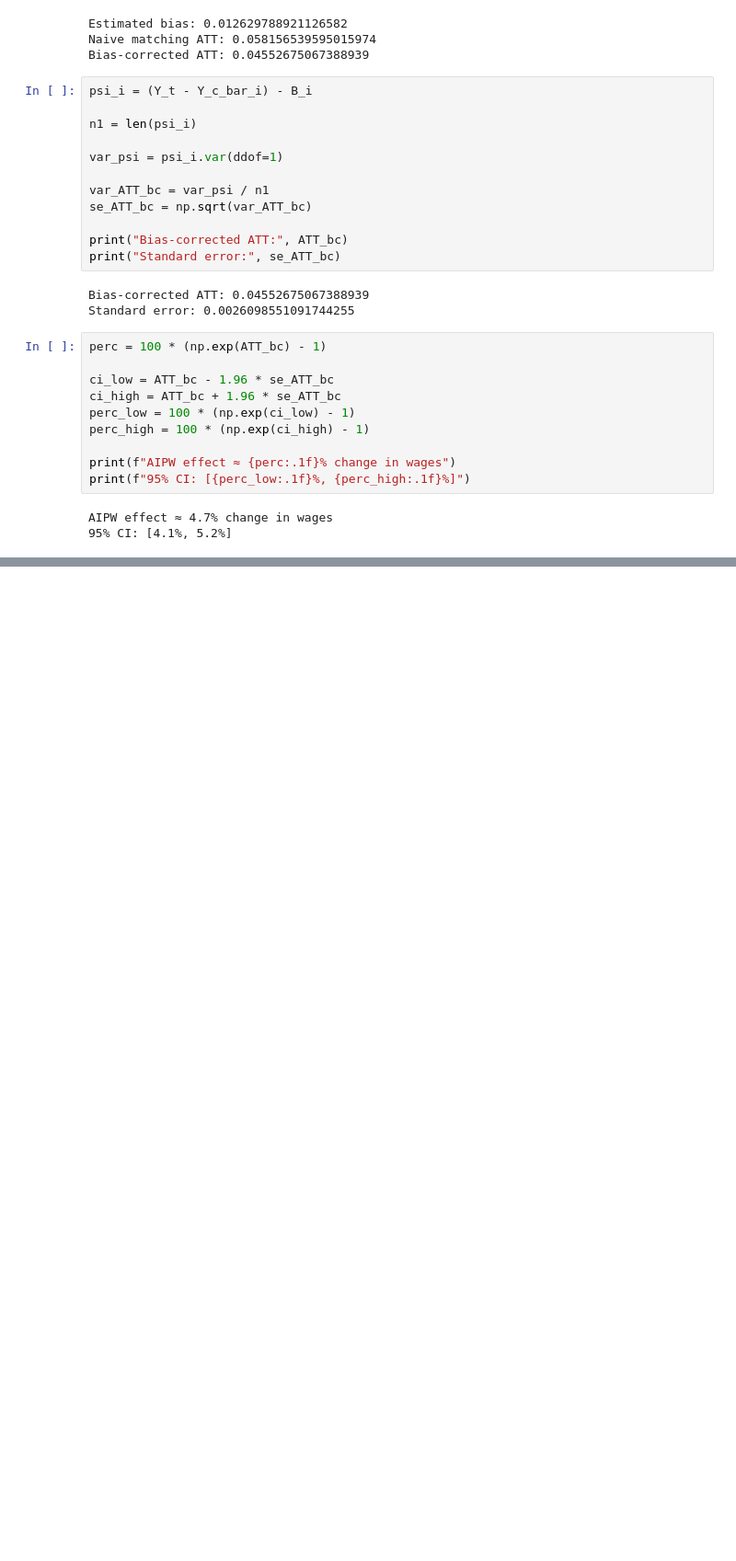
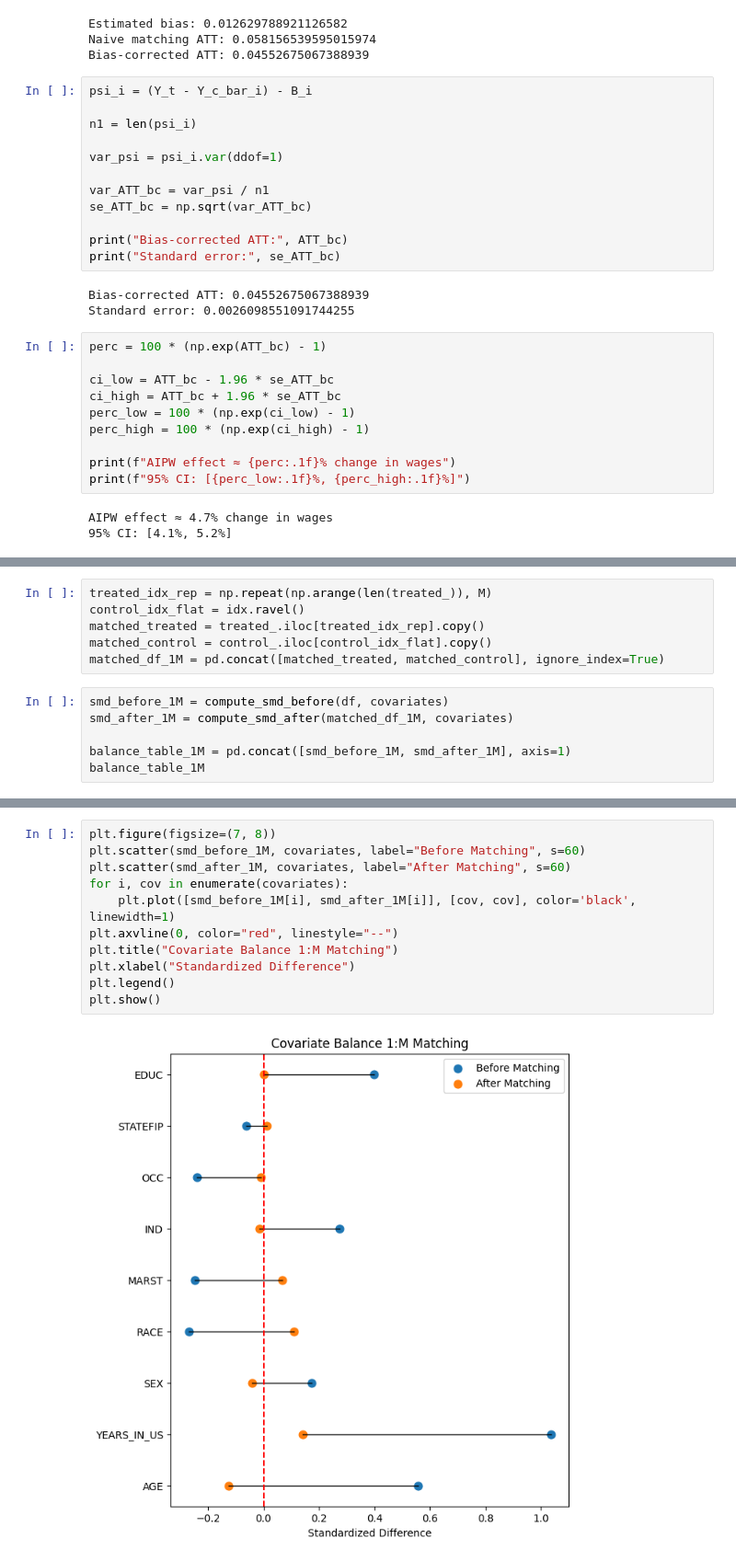
Before and after one commit to zydingstf/STAT209FinalProject, a Jupyter notebook: notebooks/04_matching.ipynb, the cells around one changed output, grey strips where cells are left out. Shown at 92% size. Cells and saved outputs as stored; diff of their text form; blank space fills up the shorter version.

```diff
--- a/notebooks/04_matching.ipynb
+++ b/notebooks/04_matching.ipynb
@@ -219,0 +293,12 @@ Bootstrap SE (conditional on matches & mu0): 0.0025537775545597017
+# %%
+treated_idx_rep = np.repeat(np.arange(len(treated_)), M)
+control_idx_flat = idx.ravel()
+matched_treated = treated_.iloc[treated_idx_rep].copy()
+matched_control = control_.iloc[control_idx_flat].copy()
+matched_df_1M = pd.concat([matched_treated, matched_control], ignore_index=True)
+# %%
+smd_before_1M = compute_smd_before(df, covariates)
+smd_after_1M = compute_smd_after(matched_df_1M, covariates)
+
+balance_table_1M = pd.concat([smd_before_1M, smd_after_1M], axis=1)
+balance_table_1M
@@ -219,0 +316,13 @@ Bootstrap SE (conditional on matches & mu0): 0.0025537775545597017
+# %%
+plt.figure(figsize=(7, 8))
+plt.scatter(smd_before_1M, covariates, label="Before Matching", s=60)
+plt.scatter(smd_after_1M, covariates, label="After Matching", s=60)
+for i, cov in enumerate(covariates):
+    plt.plot([smd_before_1M[i], smd_after_1M[i]], [cov, cov], color='black', linewidth=1)
+plt.axvline(0, color="red", linestyle="--")
+plt.title("Covariate Balance 1:M Matching")
+plt.xlabel("Standardized Difference")
+plt.legend()
+plt.show()
+# %% [output]
+[figure, added]
```
Also changed, not shown: parts of 8 cells of this notebook, 3 other files.
